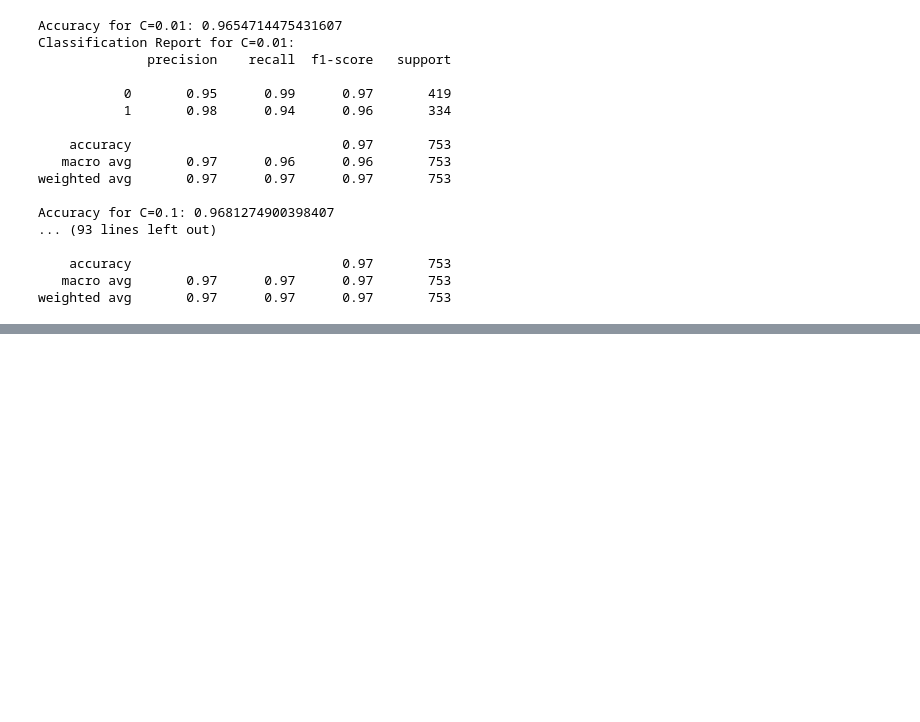
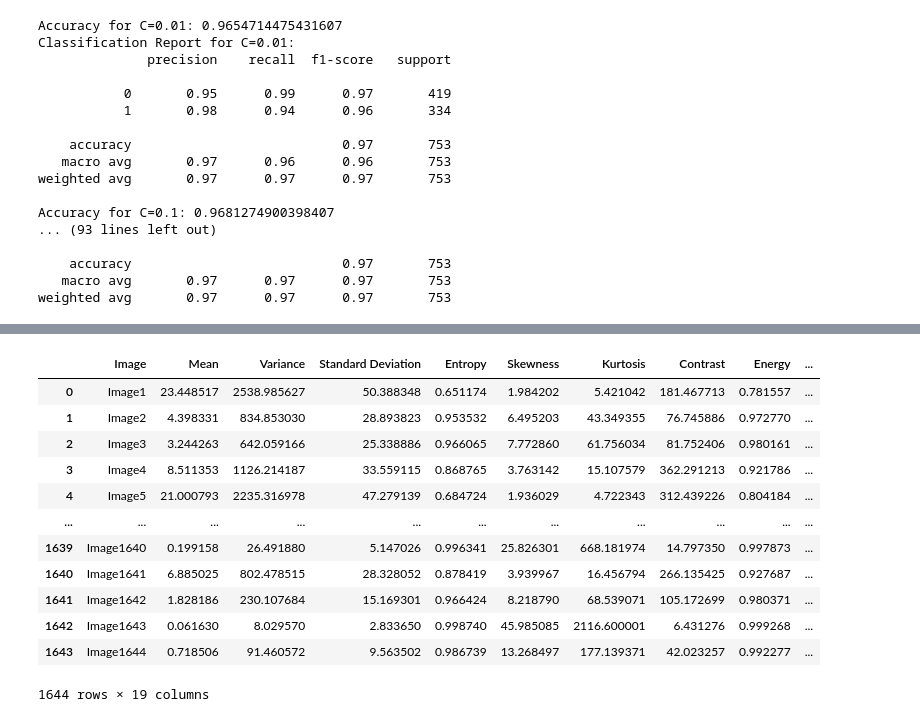
Before and after one commit to MaukanMir/Brain-Tumor-Classification, a Jupyter notebook: training.ipynb, the cells around one changed output, grey strips where cells are left out. Cells and saved outputs as stored; diff of their text form; code cells hidden in the pictures; blank space fills up the shorter version.

```diff
--- a/training.ipynb
+++ b/training.ipynb
@@ -332,0 +333,17 @@ Sequential Model Loss: 0.12495107203722
+# %%
+test_df = pd.read_csv("bt_dataset_t3.csv")
+test_df
+# %% [output]
+|  | Image | Mean | Variance | Standard Deviation | Entropy | Skewness | Kurtosis | Contrast | Energy | ... |
+| 0 | Image1 | 23.448517 | 2538.985627 | 50.388348 | 0.651174 | 1.984202 | 5.421042 | 181.467713 | 0.781557 | ... |
+| 1 | Image2 | 4.398331 | 834.853030 | 28.893823 | 0.953532 | 6.495203 | 43.349355 | 76.745886 | 0.972770 | ... |
+| 2 | Image3 | 3.244263 | 642.059166 | 25.338886 | 0.966065 | 7.772860 | 61.756034 | 81.752406 | 0.980161 | ... |
+| 3 | Image4 | 8.511353 | 1126.214187 | 33.559115 | 0.868765 | 3.763142 | 15.107579 | 362.291213 | 0.921786 | ... |
+| 4 | Image5 | 21.000793 | 2235.316978 | 47.279139 | 0.684724 | 1.936029 | 4.722343 | 312.439226 | 0.804184 | ... |
+| ... | ... | ... | ... | ... | ... | ... | ... | ... | ... | ... |
+| 1639 | Image1640 | 0.199158 | 26.491880 | 5.147026 | 0.996341 | 25.826301 | 668.181974 | 14.797350 | 0.997873 | ... |
+| 1640 | Image1641 | 6.885025 | 802.478515 | 28.328052 | 0.878419 | 3.939967 | 16.456794 | 266.135425 | 0.927687 | ... |
+| 1641 | Image1642 | 1.828186 | 230.107684 | 15.169301 | 0.966424 | 8.218790 | 68.539071 | 105.172699 | 0.980371 | ... |
+| 1642 | Image1643 | 0.061630 | 8.029570 | 2.833650 | 0.998740 | 45.985085 | 2116.600001 | 6.431276 | 0.999268 | ... |
+| 1643 | Image1644 | 0.718506 | 91.460572 | 9.563502 | 0.986739 | 13.268497 | 177.139371 | 42.023257 | 0.992277 | ... |
+1644 rows × 19 columns
```
Also changed, not shown: parts of 10 cells of this notebook.
